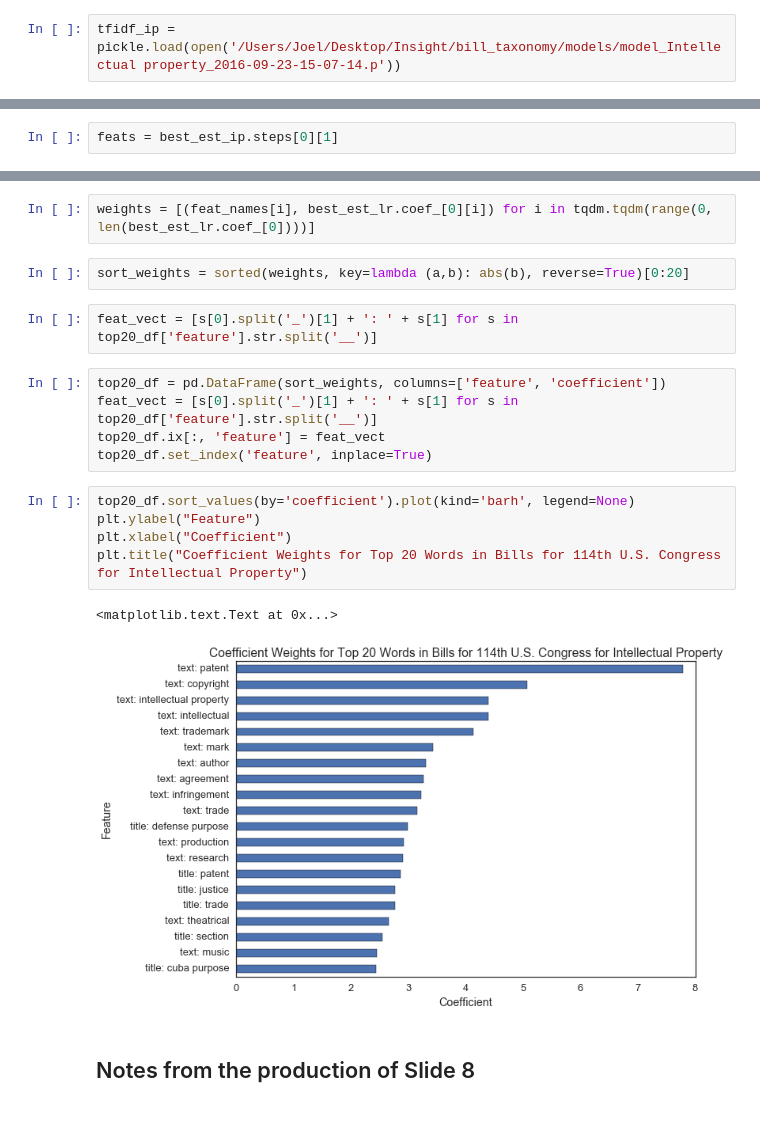
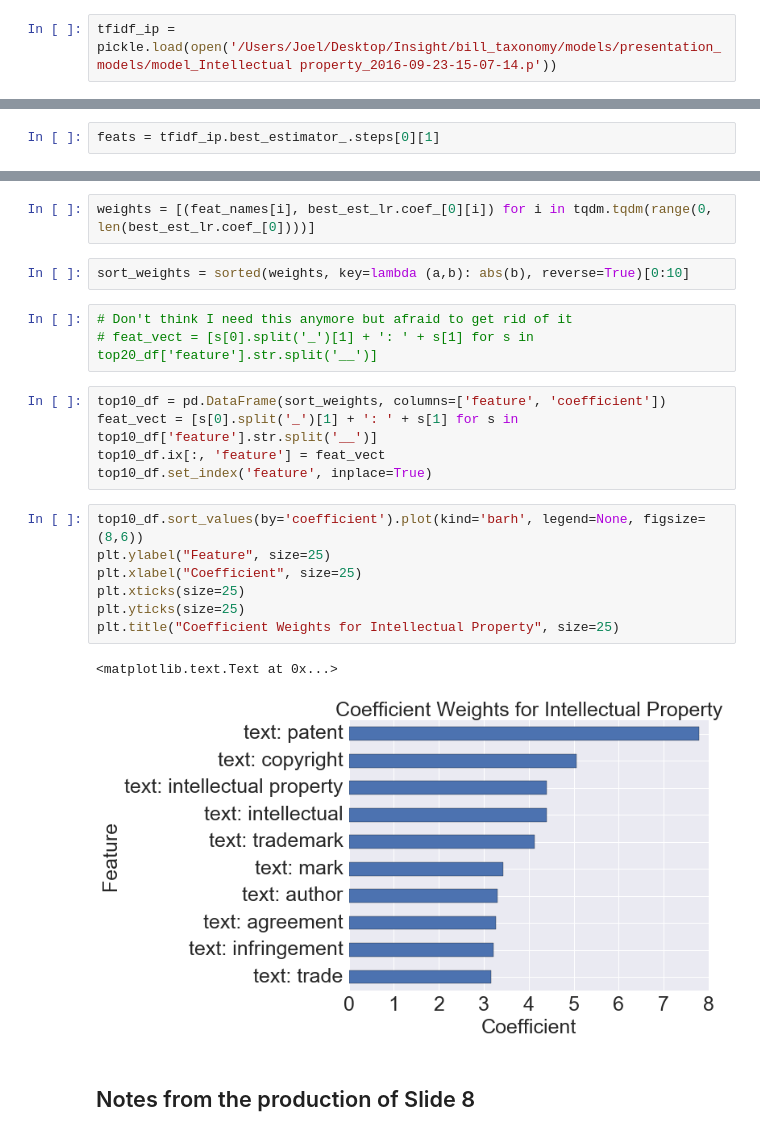
Before and after one commit to joelmpiper/bill_taxonomy, a Jupyter notebook: notebooks/Slide_Builder.ipynb, the cells around one changed output, grey strips where cells are left out. Drawn from its saved outputs; the diff is of its cells as text.

```diff
--- a/notebooks/Slide_Builder.ipynb
+++ b/notebooks/Slide_Builder.ipynb
@@ -413,7 +431,7 @@ final_health[4]
 array([[956,   8],
        [  7, 123]])
 # %%
-tfidf_ip = pickle.load(open('/Users/Joel/Desktop/Insight/bill_taxonomy/models/model_Intellectual property_2016-09-23-15-07-14.p'))
+tfidf_ip = pickle.load(open('/Users/Joel/Desktop/Insight/bill_taxonomy/models/presentation_models/model_Intellectual property_2016-09-23-15-07-14.p'))
 # %%
 tfidf_ip.best_score_
 # %% [output]
@@ -443,28 +509,31 @@ array([[2164,    0],
 # %%
 best_est_lr = tfidf_ip.best_estimator_.steps[1][1]
 # %%
-feats = best_est_ip.steps[0][1]
+feats = tfidf_ip.best_estimator_.steps[0][1]
 # %%
 feat_names = feats.get_feature_names()
 # %%
 weights = [(feat_names[i], best_est_lr.coef_[0][i]) for i in tqdm.tqdm(range(0, len(best_est_lr.coef_[0])))]
 # %%
-sort_weights = sorted(weights, key=lambda (a,b): abs(b), reverse=True)[0:20]
+sort_weights = sorted(weights, key=lambda (a,b): abs(b), reverse=True)[0:10]
 # %%
-feat_vect = [s[0].split('_')[1] + ': ' + s[1] for s in top20_df['feature'].str.split('__')]
+# Don't think I need this anymore but afraid to get rid of it
+# feat_vect = [s[0].split('_')[1] + ': ' + s[1] for s in top20_df['feature'].str.split('__')]
 # %%
-top20_df = pd.DataFrame(sort_weights, columns=['feature', 'coefficient'])
-feat_vect = [s[0].split('_')[1] + ': ' + s[1] for s in top20_df['feature'].str.split('__')]
-top20_df.ix[:, 'feature'] = feat_vect
-top20_df.set_index('feature', inplace=True)
+top10_df = pd.DataFrame(sort_weights, columns=['feature', 'coefficient'])
+feat_vect = [s[0].split('_')[1] + ': ' + s[1] for s in top10_df['feature'].str.split('__')]
+top10_df.ix[:, 'feature'] = feat_vect
+top10_df.set_index('feature', inplace=True)
 # %%
-top20_df.sort_values(by='coefficient').plot(kind='barh', legend=None)
-plt.ylabel("Feature")
-plt.xlabel("Coefficient")
-plt.title("Coefficient Weights for Top 20 Words in Bills for 114th U.S. Congress for Intellectual Property")
+top10_df.sort_values(by='coefficient').plot(kind='barh', legend=None, figsize=(8,6))
+plt.ylabel("Feature", size=25)
+plt.xlabel("Coefficient", size=25)
+plt.xticks(size=25)
+plt.yticks(size=25)
+plt.title("Coefficient Weights for Intellectual Property", size=25)
 # %% [output]
 <matplotlib.text.Text at 0x...>
-[figure, old version]
+[figure, new version]
 # %% [markdown]
 ## Notes from the production of Slide 8
 # %%
```
Also changed, not shown: parts of 14 cells of this notebook, 6 other files.
